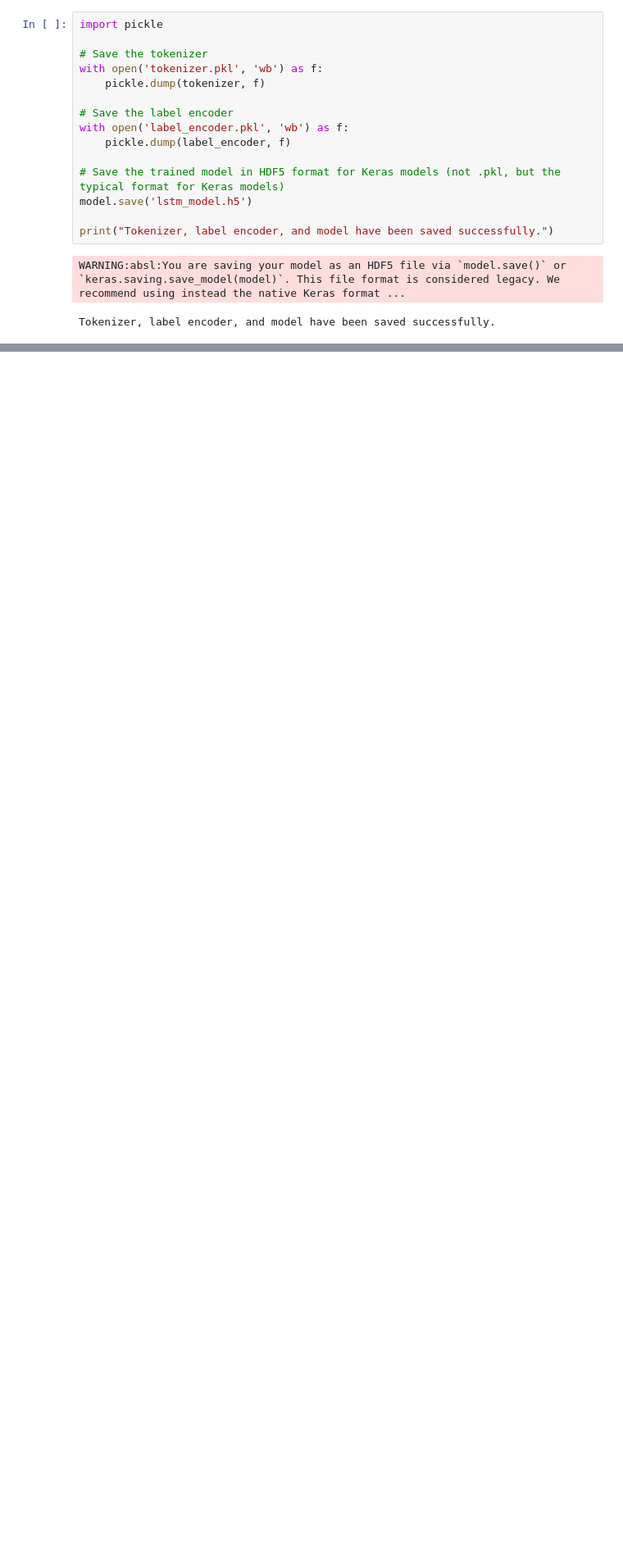
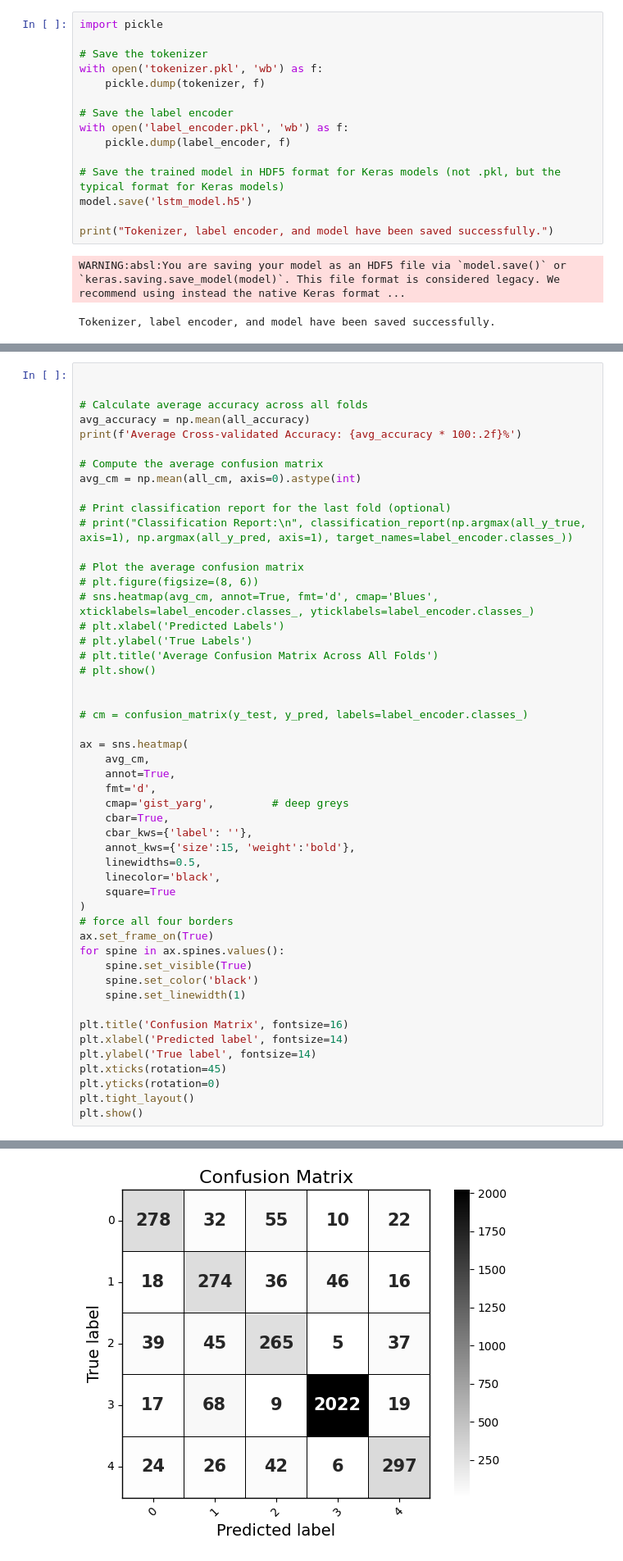
Before and after one commit to arkapg211002/MAFSMBMDDPWI-FYP-2025, a Jupyter notebook: D03 Model Training and Evaluation/07 LSTM.ipynb, the cells around one changed output, grey strips where cells are left out. Shown at 82% size. Cells and saved outputs as stored; diff of their text form; blank space fills up the shorter version.

Commit message:
Updated LSTM : Black and grey CM, ROC

```diff
--- a/D03 Model Training and Evaluation/08 LSTM.ipynb
+++ b/D03 Model Training and Evaluation/07 LSTM.ipynb
@@ -343,0 +526,51 @@ Tokenizer, label encoder, and model have been saved successfully.
+# %%
+
+
+# Calculate average accuracy across all folds
+avg_accuracy = np.mean(all_accuracy)
+print(f'Average Cross-validated Accuracy: {avg_accuracy * 100:.2f}%')
+
+# Compute the average confusion matrix
+avg_cm = np.mean(all_cm, axis=0).astype(int)
+
+# Print classification report for the last fold (optional)
+# print("Classification Report:\n", classification_report(np.argmax(all_y_true, axis=1), np.argmax(all_y_pred, axis=1), target_names=label_encoder.classes_))
+
+# Plot the average confusion matrix
+# plt.figure(figsize=(8, 6))
+# sns.heatmap(avg_cm, annot=True, fmt='d', cmap='Blues', xticklabels=label_encoder.classes_, yticklabels=label_encoder.classes_)
+# plt.xlabel('Predicted Labels')
+# plt.ylabel('True Labels')
+# plt.title('Average Confusion Matrix Across All Folds')
+# plt.show()
+
+
+# cm = confusion_matrix(y_test, y_pred, labels=label_encoder.classes_)
+
+ax = sns.heatmap(
+    avg_cm,
+    annot=True,
+    fmt='d',
+    cmap='gist_yarg',         # deep greys
+    cbar=True,
+    cbar_kws={'label': ''},
+    annot_kws={'size':15, 'weight':'bold'},
+    linewidths=0.5,
+    linecolor='black',
+    square=True
+)
+# force all four borders
+ax.set_frame_on(True)
+for spine in ax.spines.values():
+    spine.set_visible(True)
+    spine.set_color('black')
+    spine.set_linewidth(1)
+
+plt.title('Confusion Matrix', fontsize=16)
+plt.xlabel('Predicted label', fontsize=14)
+plt.ylabel('True label', fontsize=14)
+plt.xticks(rotation=45)
+plt.yticks(rotation=0)
+plt.tight_layout()
+plt.show()
+# %% [output]
@@ -343,0 +578 @@ Tokenizer, label encoder, and model have been saved successfully.
+[figure, added]
```
Also changed, not shown: parts of 4 cells of this notebook.
